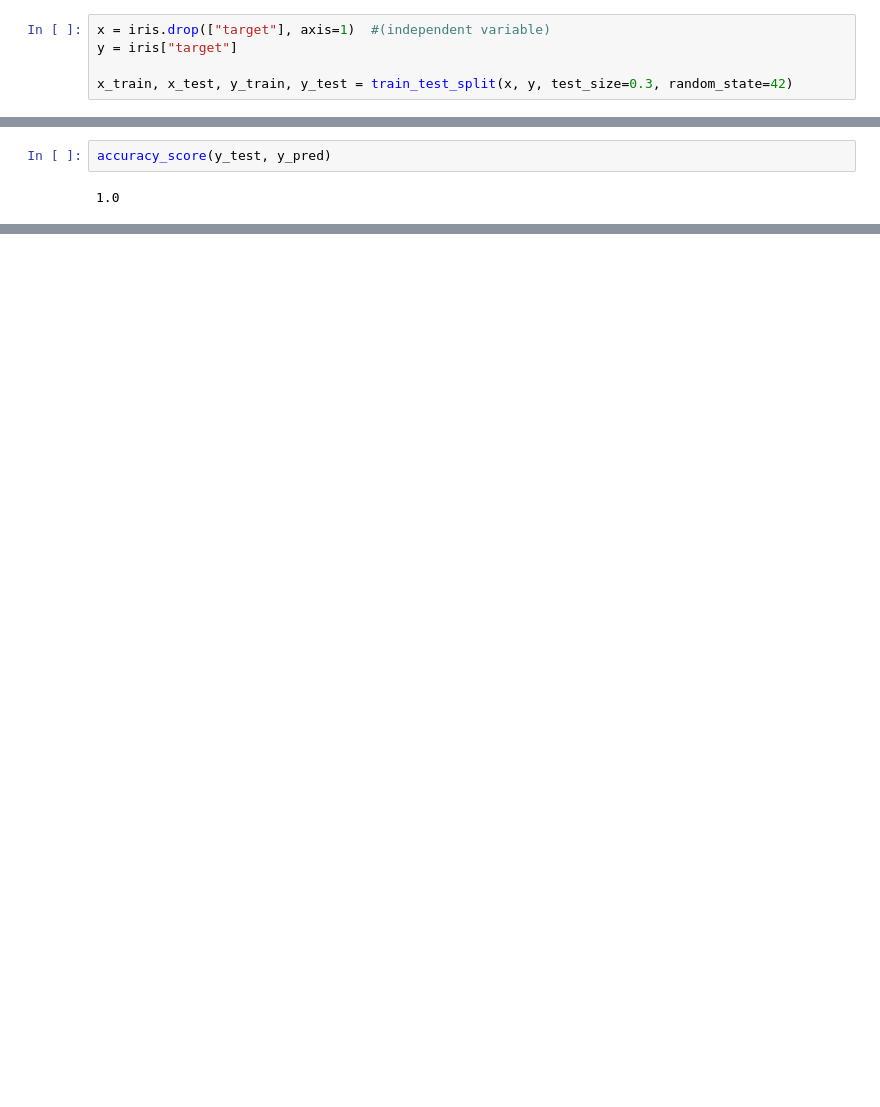
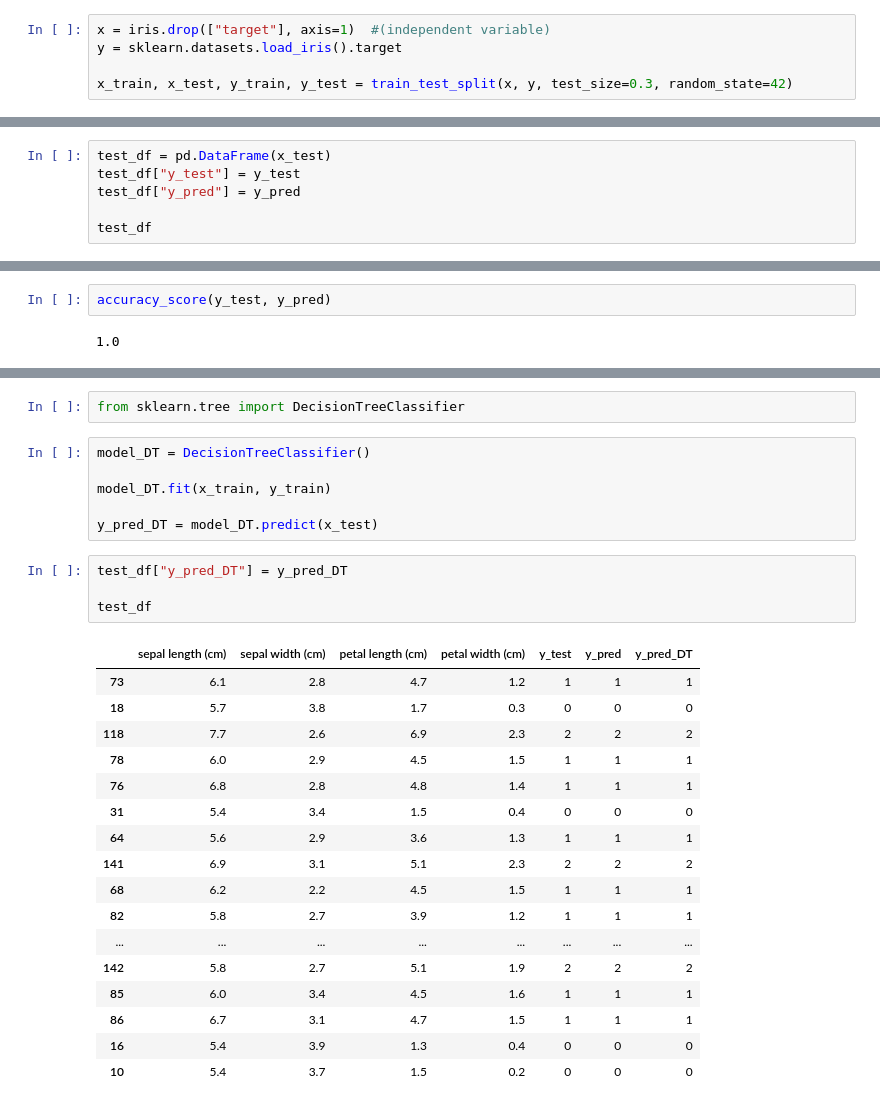
Before and after one commit to SallyPeter/MagentaKale, a Jupyter notebook: Supervised ML.ipynb, the cells around one changed output, grey strips where cells are left out. Drawn from its saved outputs; the diff is of its cells as text; blank space fills up the shorter version.

Commit message:
updated with supervised models

```diff
--- a/Supervised ML.ipynb
+++ b/Supervised ML.ipynb
@@ -146,5 +150,5 @@ from sklearn.metrics import accuracy_score
 # %%
 x = iris.drop(["target"], axis=1)  #(independent variable)
-y = iris["target"]
+y = sklearn.datasets.load_iris().target
 
 x_train, x_test, y_train, y_test = train_test_split(x, y, test_size=0.3, random_state=42)
@@ -156,3 +166,9 @@ model.fit(x_train, y_train)
 LogisticRegression()
 # %%
 y_pred = model.predict(x_test)
+# %%
+test_df = pd.DataFrame(x_test)
+test_df["y_test"] = y_test
+test_df["y_pred"] = y_pred
+
+test_df
@@ -162,0 +209,30 @@ accuracy_score(y_test, y_pred)
+# %%
+from sklearn.tree import DecisionTreeClassifier
+# %%
+model_DT = DecisionTreeClassifier()
+
+model_DT.fit(x_train, y_train)
+
+y_pred_DT = model_DT.predict(x_test)
+# %%
+test_df["y_pred_DT"] = y_pred_DT
+
+test_df
+# %% [output]
+|  | sepal length (cm) | sepal width (cm) | petal length (cm) | petal width (cm) | y_test | y_pred | y_pred_DT |
+| 73 | 6.1 | 2.8 | 4.7 | 1.2 | 1 | 1 | 1 |
+| 18 | 5.7 | 3.8 | 1.7 | 0.3 | 0 | 0 | 0 |
+| 118 | 7.7 | 2.6 | 6.9 | 2.3 | 2 | 2 | 2 |
+| 78 | 6.0 | 2.9 | 4.5 | 1.5 | 1 | 1 | 1 |
+| 76 | 6.8 | 2.8 | 4.8 | 1.4 | 1 | 1 | 1 |
+| 31 | 5.4 | 3.4 | 1.5 | 0.4 | 0 | 0 | 0 |
+| 64 | 5.6 | 2.9 | 3.6 | 1.3 | 1 | 1 | 1 |
+| 141 | 6.9 | 3.1 | 5.1 | 2.3 | 2 | 2 | 2 |
+| 68 | 6.2 | 2.2 | 4.5 | 1.5 | 1 | 1 | 1 |
+| 82 | 5.8 | 2.7 | 3.9 | 1.2 | 1 | 1 | 1 |
+| ... | ... | ... | ... | ... | ... | ... | ... |
+| 142 | 5.8 | 2.7 | 5.1 | 1.9 | 2 | 2 | 2 |
+| 85 | 6.0 | 3.4 | 4.5 | 1.6 | 1 | 1 | 1 |
+| 86 | 6.7 | 3.1 | 4.7 | 1.5 | 1 | 1 | 1 |
+| 16 | 5.4 | 3.9 | 1.3 | 0.4 | 0 | 0 | 0 |
+| 10 | 5.4 | 3.7 | 1.5 | 0.2 | 0 | 0 | 0 |
```
Also changed, not shown: parts of 22 cells of this notebook.
